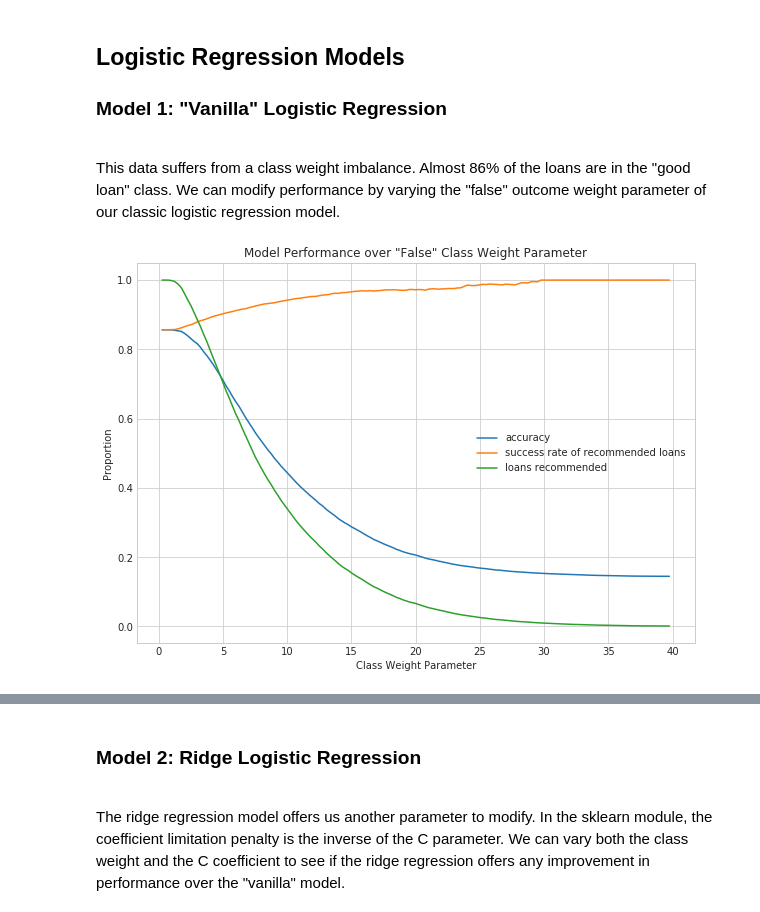
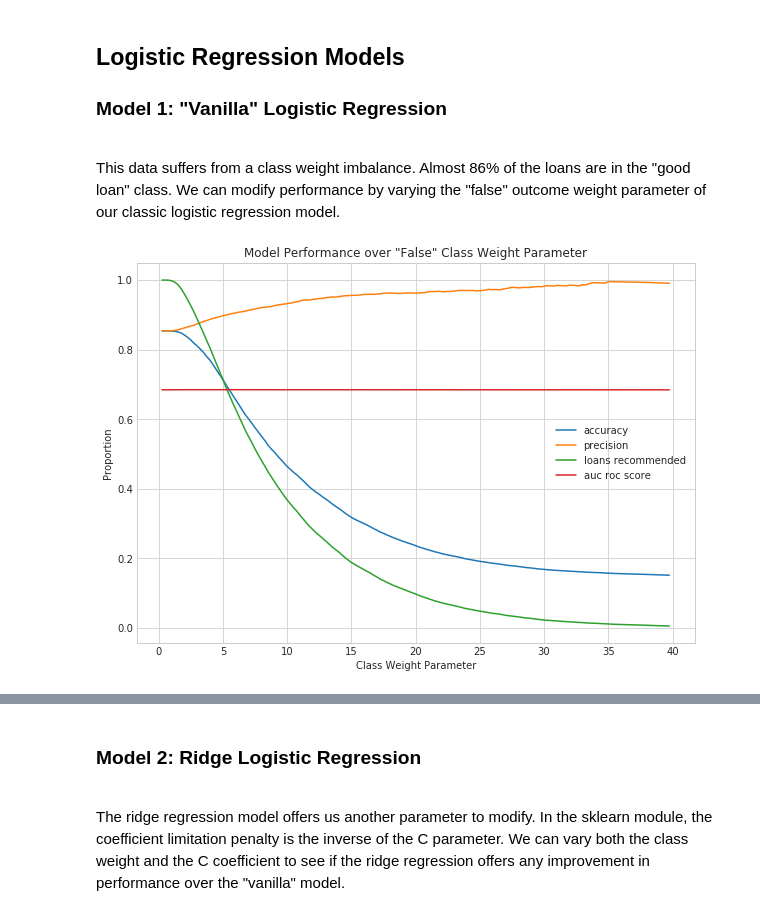
Before and after one commit to AlliedToasters/LendingClubGrade, a Jupyter notebook: Logistic_Regression_Classifiers-checkpoint.ipynb, the cells around one changed output, grey strips where cells are left out. Drawn from its saved outputs; the diff is of its cells as text; code cells hidden in the pictures.

Commit message:
update notebook: now optimizes on auc roc score

```diff
--- a/Logistic_Regression_Classifiers-checkpoint.ipynb
+++ b/Logistic_Regression_Classifiers-checkpoint.ipynb
@@ -125,6 +125,8 @@ X_test = scale(X_test)
 <H3>Model 1: "Vanilla" Logistic Regression</H3><br>
 This data suffers from a class weight imbalance. Almost 86% of the loans are in the "good loan" class. We can modify performance by varying the "false" outcome weight parameter of our classic logistic regression model.
 # %%
+from sklearn.metrics import roc_curve, roc_auc_score
+
 #Test 'vanilla' model over a range of class weight parameters
 param = []
 tn = []
@@ -132,6 +134,7 @@ fn = []
 fp = []
 tp = []
 acc = []
+auc_sc = []
 
 for val in range(1, 160):
     prm = val/4
@@ -139,8 +142,9 @@ for val in range(1, 160):
     vlr = LogisticRegression(C=1e7, class_weight={0:prm, 1:1})
     vlr_fit = vlr.fit(X_train, Y_train)
     Y_ = vlr_fit.predict(X_test)
-
     tab = pd.crosstab(Y_, Y_test)
+    probs = vlr.predict_proba(X_test)[:, 1]
+    auc_sc.append(roc_auc_score(Y_test, probs))
     if len(tab) == 1:
         fp.append(tab.iloc[0,0])
         tp.append(tab.iloc[0,1])
@@ -154,6 +158,7 @@ for val in range(1, 160):
         tp.append(tab.iloc[1,1])
         acc.append((tab.iloc[0,0]+tab.iloc[1,1])/tab.sum().sum())
 
+plt.show();
 result1 = pd.DataFrame()
 result1['weight'] = param
 result1['tn'] = tn
@@ -161,19 +166,20 @@ result1['fn'] = fn
 result1['fp'] = fp
 result1['tp'] = tp
 result1['accuracy'] = acc
+result1['auc roc score'] = auc_sc
 result1['negatives_identified'] = result1.tn/(result1.tn+result1.fp)
 result1['positives_identified'] = result1.tp/(result1.tp+result1.fn)
-result1['success rate of recommended loans'] = result1.tp/(result1.tp + result1.fp)
+result1['precision'] = result1.tp/(result1.tp + result1.fp)
 result1['loans recommended'] = (result1.tp+result1.fp) / len(X_test)
 # %%
 #Visualize results.
 fig = plt.figure(figsize=(10, 7))
-for ft in ['accuracy', 'success rate of recommended loans', 'loans recommended']:
+for ft in ['accuracy', 'precision', 'loans recommended', 'auc roc score']:
     plt.plot(result1.weight, result1[ft], label=ft);
 
 plt.legend(loc=5);
 plt.xlabel('Class Weight Parameter');
 plt.ylabel('Proportion');
 plt.title('Model Performance over "False" Class Weight Parameter');
 # %% [output]
-[figure, old version]
+[figure, new version]
```
Also changed, not shown: parts of 43 cells of this notebook.
